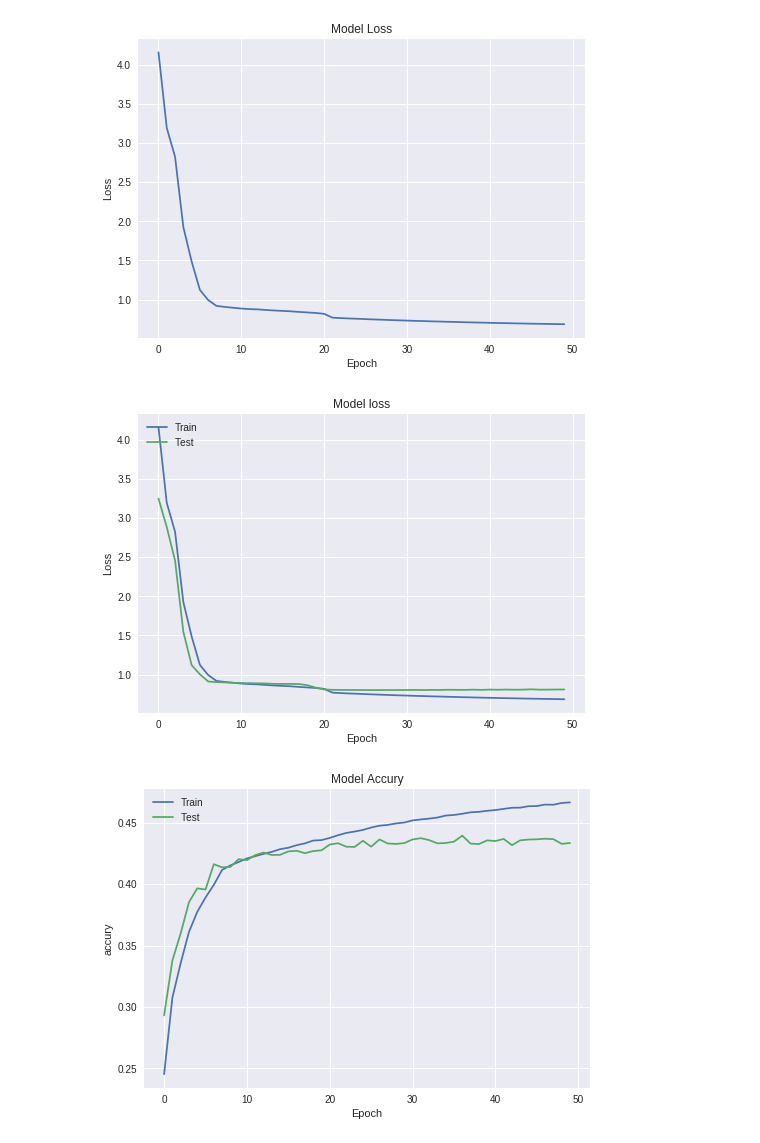
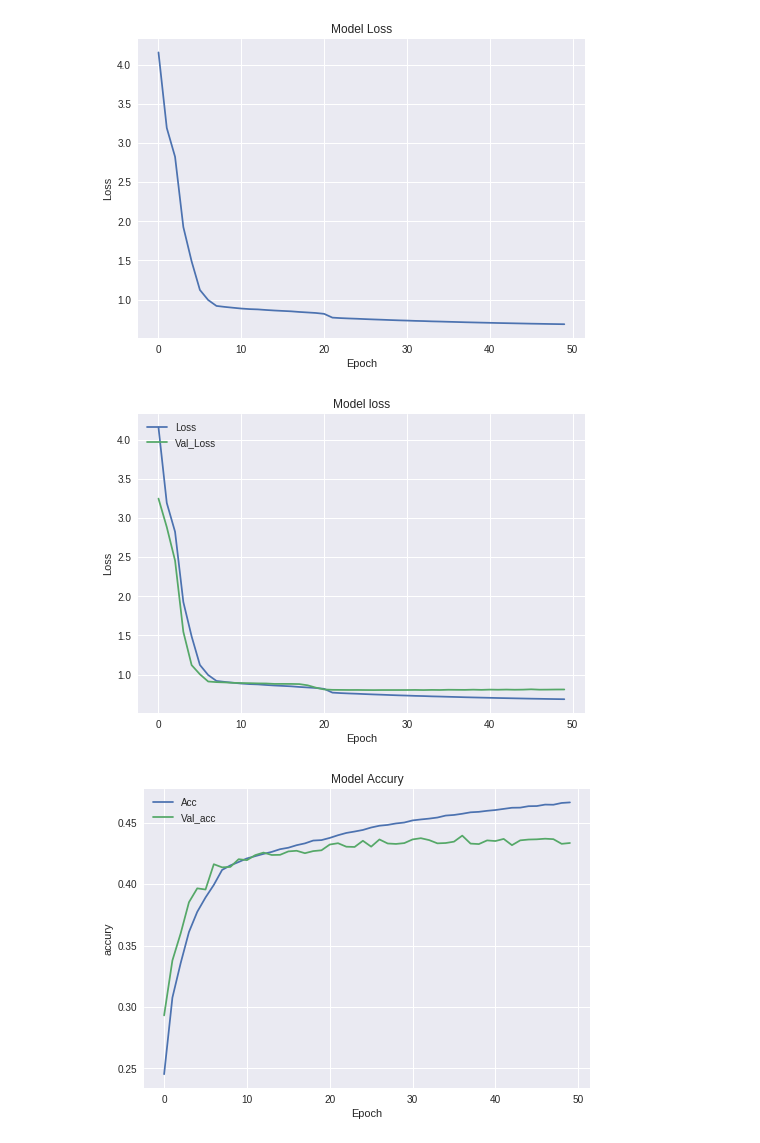
Before and after one commit to Haukute/DeepRec, a Jupyter notebook: run_model1M_ver2.ipynb, the cells around one changed output. Saved outputs shown, nothing was run; the diff lists cells and outputs as text; code cells hidden in the pictures.

```diff
--- a/run_model1M_ver2.ipynb
+++ b/run_model1M_ver2.ipynb
@@ -158,14 +158,14 @@ plt.show()
 # %%
 # Plot training & validation loss values
 plt.plot(history.history['loss'])
 plt.plot(history.history['val_loss'])
 plt.title('Model loss')
 plt.ylabel('Loss')
 plt.xlabel('Epoch')
-plt.legend(['Train', 'Test'], loc='upper left')
+plt.legend(['Loss', 'Val_Loss'], loc='upper left')
 plt.show()
 # %% [output]
-[figure, old version]
+[figure, new version]
 # %%
 # Plot training & validation loss values
 plt.plot(history.history['acc'])
@@ -173,7 +173,7 @@ plt.plot(history.history['val_acc'])
 plt.title('Model Accury')
 plt.ylabel('accury')
 plt.xlabel('Epoch')
-plt.legend(['Train', 'Test'], loc='upper left')
+plt.legend(['Acc', 'Val_acc'], loc='upper left')
 plt.show()
 # %% [output]
-[figure, old version]
+[figure, new version]
```
